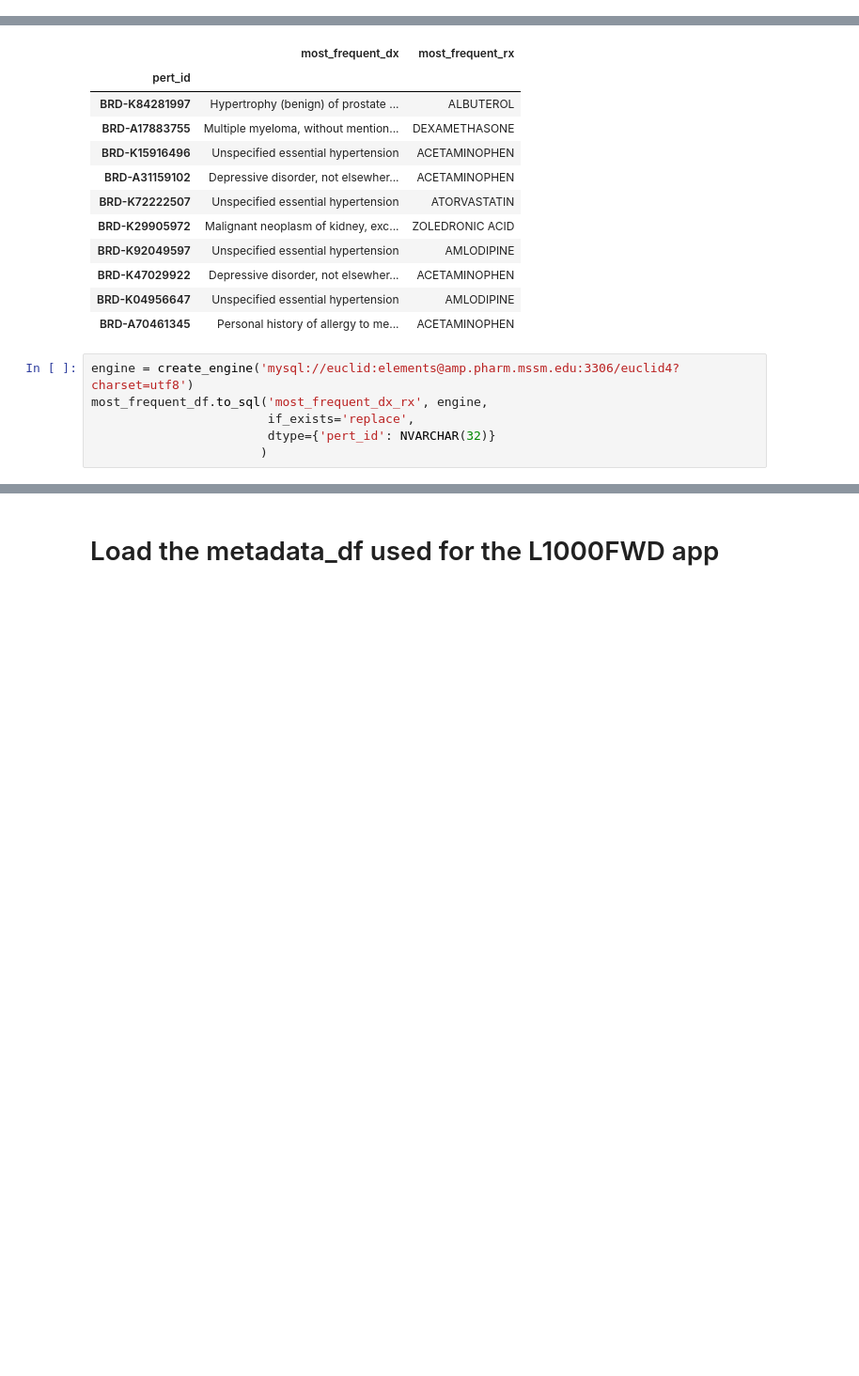
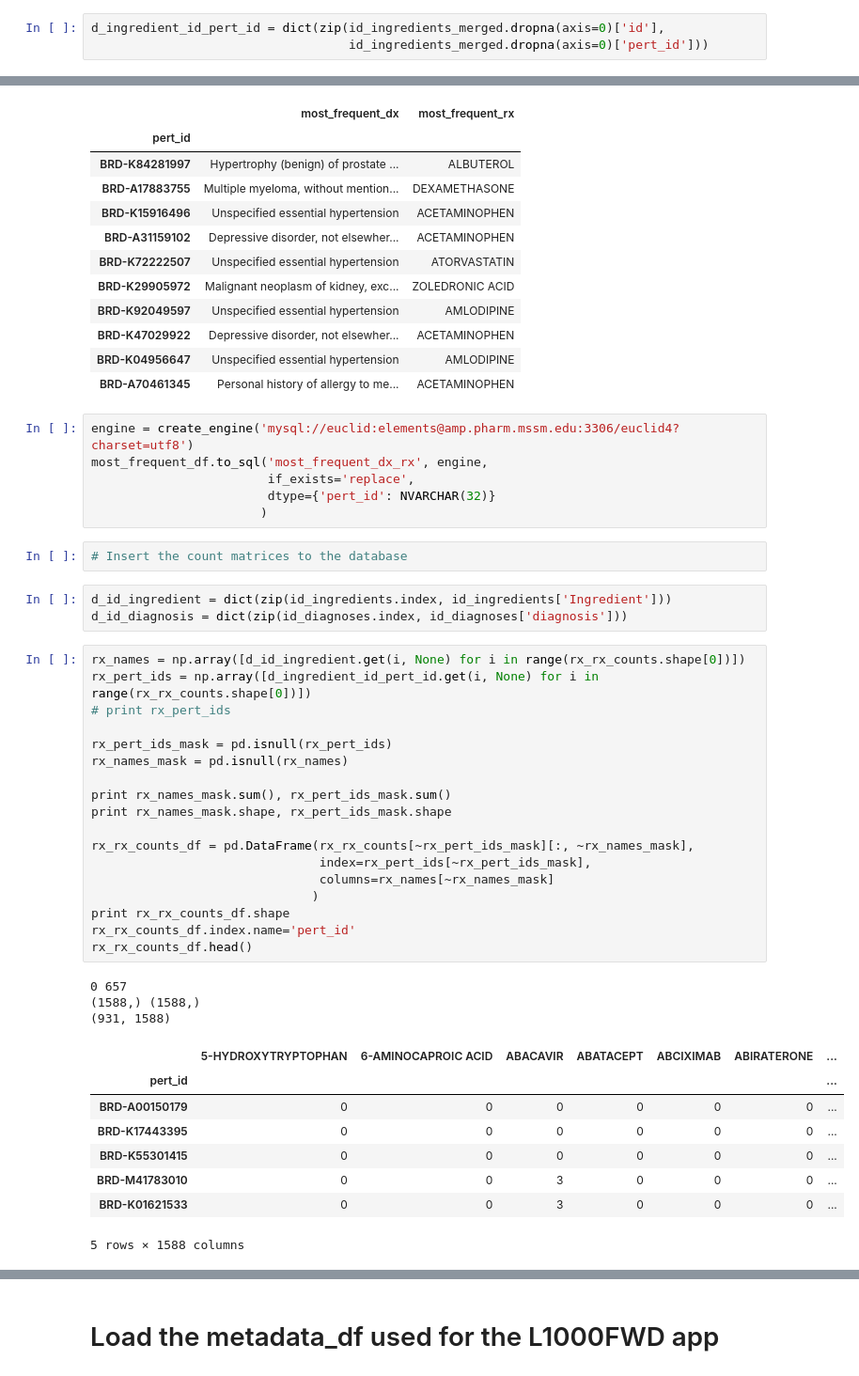
Before and after one commit to MaayanLab/L1000FWD, a Jupyter notebook: notebooks/Organize_data_from_EMR.ipynb, the cells around one changed output, grey strips where cells are left out. Shown: that part at 94% size. Saved outputs shown, nothing was run; the diff lists cells and outputs as text; blank space fills up the shorter version.

Commit message:
More formatting for matrices from EMR

```diff
--- a/notebooks/Organize_data_from_EMR.ipynb
+++ b/notebooks/Organize_data_from_EMR.ipynb
@@ -361,4 +386,7 @@ d_pert_id_ingredient_id = dict(zip(id_ingredients_merged.dropna(axis=0)['pert_id
 print len(d_pert_id_ingredient_id)
 # %% [output]
 1564
+# %%
+d_ingredient_id_pert_id = dict(zip(id_ingredients_merged.dropna(axis=0)['id'],
+                                   id_ingredients_merged.dropna(axis=0)['pert_id']))
 # %%
@@ -421,3 +471,38 @@ most_frequent_df.to_sql('most_frequent_dx_rx', engine,
                         if_exists='replace',
                         dtype={'pert_id': NVARCHAR(32)}
                        )
+# %%
+# Insert the count matrices to the database
+# %%
+d_id_ingredient = dict(zip(id_ingredients.index, id_ingredients['Ingredient']))
+d_id_diagnosis = dict(zip(id_diagnoses.index, id_diagnoses['diagnosis']))
+# %%
+rx_names = np.array([d_id_ingredient.get(i, None) for i in range(rx_rx_counts.shape[0])])
+rx_pert_ids = np.array([d_ingredient_id_pert_id.get(i, None) for i in range(rx_rx_counts.shape[0])])
+# print rx_pert_ids
+
+rx_pert_ids_mask = pd.isnull(rx_pert_ids)
+rx_names_mask = pd.isnull(rx_names)
+
+print rx_names_mask.sum(), rx_pert_ids_mask.sum()
+print rx_names_mask.shape, rx_pert_ids_mask.shape
+
+rx_rx_counts_df = pd.DataFrame(rx_rx_counts[~rx_pert_ids_mask][:, ~rx_names_mask],
+                               index=rx_pert_ids[~rx_pert_ids_mask],
+                               columns=rx_names[~rx_names_mask]
+                              )
+print rx_rx_counts_df.shape
+rx_rx_counts_df.index.name='pert_id'
+rx_rx_counts_df.head()
+# %% [output]
+0 657
+(1588,) (1588,)
+(931, 1588)
+|  | 5-HYDROXYTRYPTOPHAN | 6-AMINOCAPROIC ACID | ABACAVIR | ABATACEPT | ABCIXIMAB | ABIRATERONE | ... |
+| pert_id |  |  |  |  |  |  | ... |
+| BRD-A00150179 | 0 | 0 | 0 | 0 | 0 | 0 | ... |
+| BRD-K17443395 | 0 | 0 | 0 | 0 | 0 | 0 | ... |
+| BRD-K55301415 | 0 | 0 | 0 | 0 | 0 | 0 | ... |
+| BRD-M41783010 | 0 | 0 | 3 | 0 | 0 | 0 | ... |
+| BRD-K01621533 | 0 | 0 | 3 | 0 | 0 | 0 | ... |
+5 rows × 1588 columns
```
Also changed, not shown: parts of 10 cells of this notebook.
